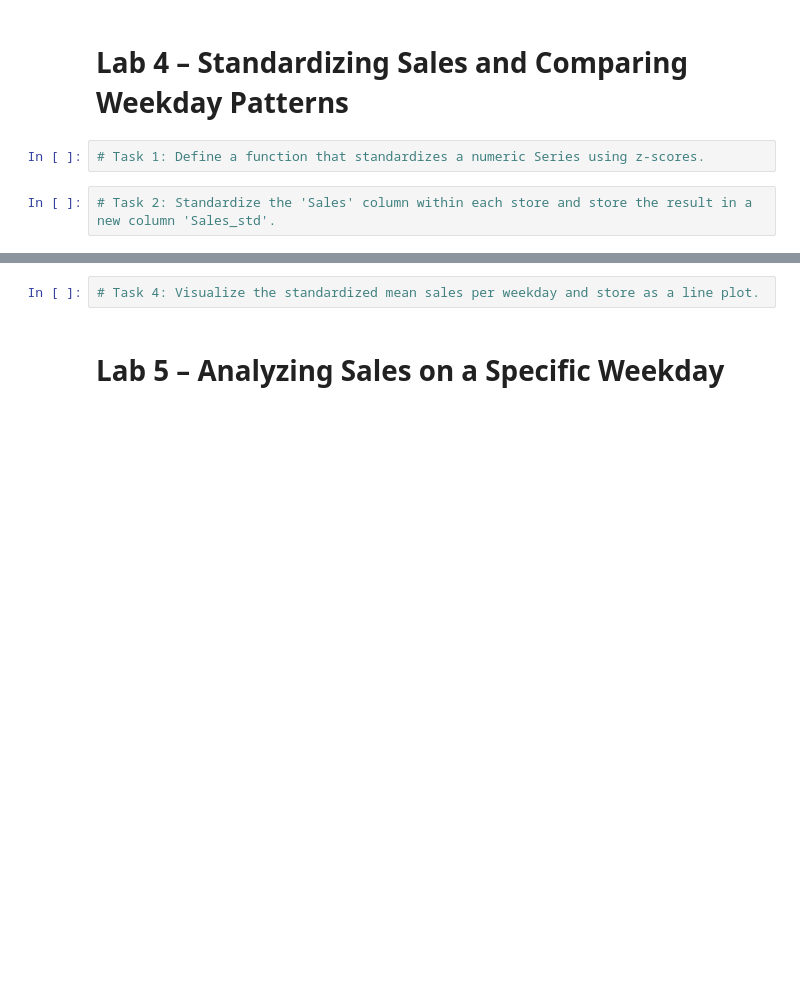
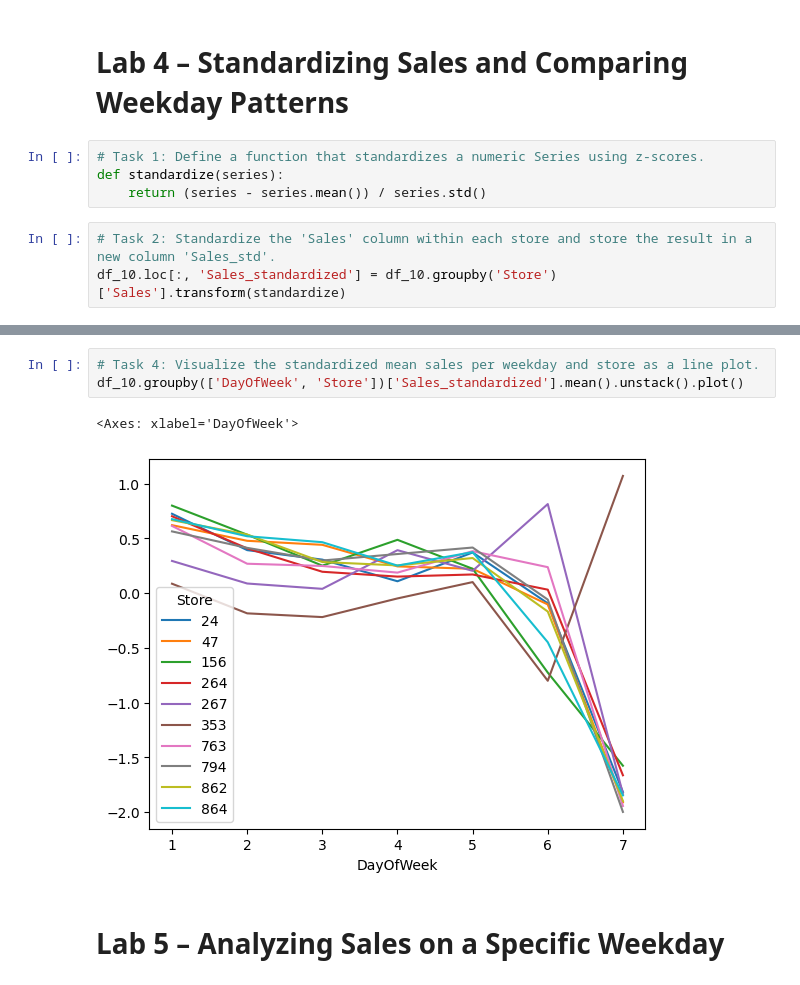
Before and after one commit to tzvikif/time_series_forcasting_udemy, a Jupyter notebook: Time_Series_Analysis/Time_Series_Analysis/Python_for_Time_Series_Analysis/Lab 4 - Starter.ipynb, the cells around one changed output, grey strips where cells are left out. Cells and saved outputs as stored; diff of their text form; blank space fills up the shorter version.

```diff
--- a/Time_Series_Analysis/Time_Series_Analysis/Python_for_Time_Series_Analysis/Lab 4 - Starter.ipynb
+++ b/Time_Series_Analysis/Time_Series_Analysis/Python_for_Time_Series_Analysis/Lab 4 - Starter.ipynb
@@ -182,7 +166,10 @@ df_10.groupby([df_10.index.dayofweek, 'Store'])['Sales'].mean().unstack().plot()
 # Lab 4 – Standardizing Sales and Comparing Weekday Patterns
 # %%
 # Task 1: Define a function that standardizes a numeric Series using z-scores.
+def standardize(series):
+    return (series - series.mean()) / series.std()
 # %%
 # Task 2: Standardize the 'Sales' column within each store and store the result in a new column 'Sales_std'.
+df_10.loc[:, 'Sales_standardized'] = df_10.groupby('Store')['Sales'].transform(standardize)
 # %%
 # Task 3: Compute the mean of standardized sales per weekday and per store.
@@ -189,5 +191,9 @@ df_10.groupby([df_10.index.dayofweek, 'Store'])['Sales'].mean().unstack().plot()
 # %%
 # Task 4: Visualize the standardized mean sales per weekday and store as a line plot.
+df_10.groupby(['DayOfWeek', 'Store'])['Sales_standardized'].mean().unstack().plot()
+# %% [output]
+<Axes: xlabel='DayOfWeek'>
+[figure, added]
 # %% [markdown]
 # Lab 5 – Analyzing Sales on a Specific Weekday
 # %%
```
Also changed, not shown: parts of 8 cells of this notebook, 6 other files.
